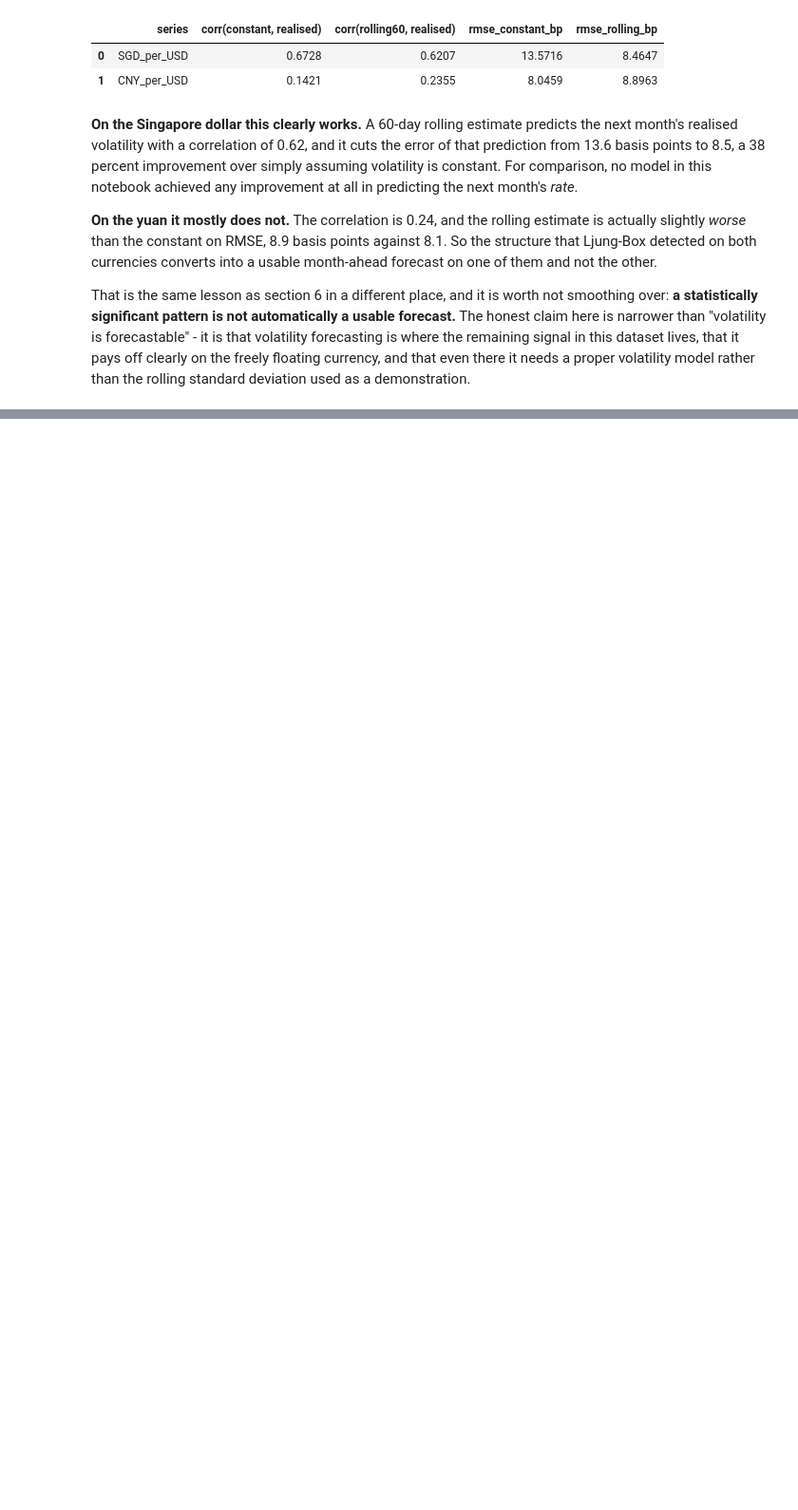
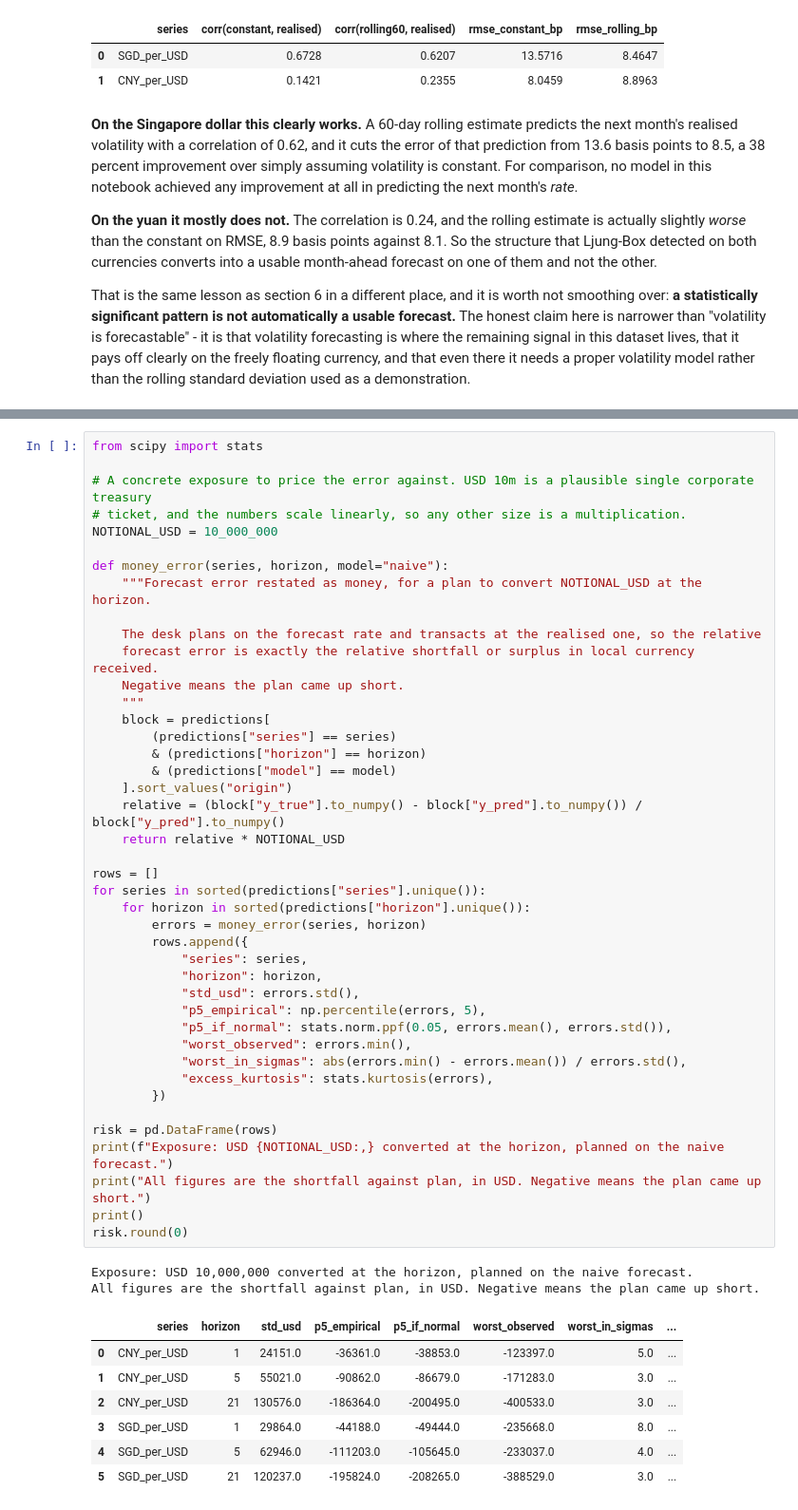
Before and after one commit to sergey-kasatov/fx-random-walk-benchmark, a Jupyter notebook: notebooks/03_backtest_models_vs_random_walk.ipynb, the cells around one changed output, grey strips where cells are left out. Shown at 95% size. Drawn from its saved outputs; the diff is of its cells as text; blank space fills up the shorter version.

```diff
--- a/notebooks/03_backtest_models_vs_random_walk.ipynb
+++ b/notebooks/03_backtest_models_vs_random_walk.ipynb
@@ -707,0 +655,52 @@ one made is explained almost entirely by how far it moved away from it.**
+# %%
+from scipy import stats
+
+# A concrete exposure to price the error against. USD 10m is a plausible single corporate treasury
+# ticket, and the numbers scale linearly, so any other size is a multiplication.
+NOTIONAL_USD = 10_000_000
+
+def money_error(series, horizon, model="naive"):
+    """Forecast error restated as money, for a plan to convert NOTIONAL_USD at the horizon.
+
+    The desk plans on the forecast rate and transacts at the realised one, so the relative
+    forecast error is exactly the relative shortfall or surplus in local currency received.
+    Negative means the plan came up short.
+    """
+    block = predictions[
+        (predictions["series"] == series)
+        & (predictions["horizon"] == horizon)
+        & (predictions["model"] == model)
+    ].sort_values("origin")
+    relative = (block["y_true"].to_numpy() - block["y_pred"].to_numpy()) / block["y_pred"].to_numpy()
+    return relative * NOTIONAL_USD
+
+rows = []
+for series in sorted(predictions["series"].unique()):
+    for horizon in sorted(predictions["horizon"].unique()):
+        errors = money_error(series, horizon)
+        rows.append({
+            "series": series,
+            "horizon": horizon,
+            "std_usd": errors.std(),
+            "p5_empirical": np.percentile(errors, 5),
+            "p5_if_normal": stats.norm.ppf(0.05, errors.mean(), errors.std()),
+            "worst_observed": errors.min(),
+            "worst_in_sigmas": abs(errors.min() - errors.mean()) / errors.std(),
+            "excess_kurtosis": stats.kurtosis(errors),
+        })
+
+risk = pd.DataFrame(rows)
+print(f"Exposure: USD {NOTIONAL_USD:,} converted at the horizon, planned on the naive forecast.")
+print("All figures are the shortfall against plan, in USD. Negative means the plan came up short.")
+print()
+risk.round(0)
+# %% [output]
+Exposure: USD 10,000,000 converted at the horizon, planned on the naive forecast.
+All figures are the shortfall against plan, in USD. Negative means the plan came up short.
+|  | series | horizon | std_usd | p5_empirical | p5_if_normal | worst_observed | worst_in_sigmas | ... |
+| 0 | CNY_per_USD | 1 | 24151.0 | -36361.0 | -38853.0 | -123397.0 | 5.0 | ... |
+| 1 | CNY_per_USD | 5 | 55021.0 | -90862.0 | -86679.0 | -171283.0 | 3.0 | ... |
+| 2 | CNY_per_USD | 21 | 130576.0 | -186364.0 | -200495.0 | -400533.0 | 3.0 | ... |
+| 3 | SGD_per_USD | 1 | 29864.0 | -44188.0 | -49444.0 | -235668.0 | 8.0 | ... |
+| 4 | SGD_per_USD | 5 | 62946.0 | -111203.0 | -105645.0 | -233037.0 | 4.0 | ... |
+| 5 | SGD_per_USD | 21 | 120237.0 | -195824.0 | -208265.0 | -388529.0 | 3.0 | ... |
```
Also changed, not shown: parts of 10 cells of this notebook, 2 other files.
